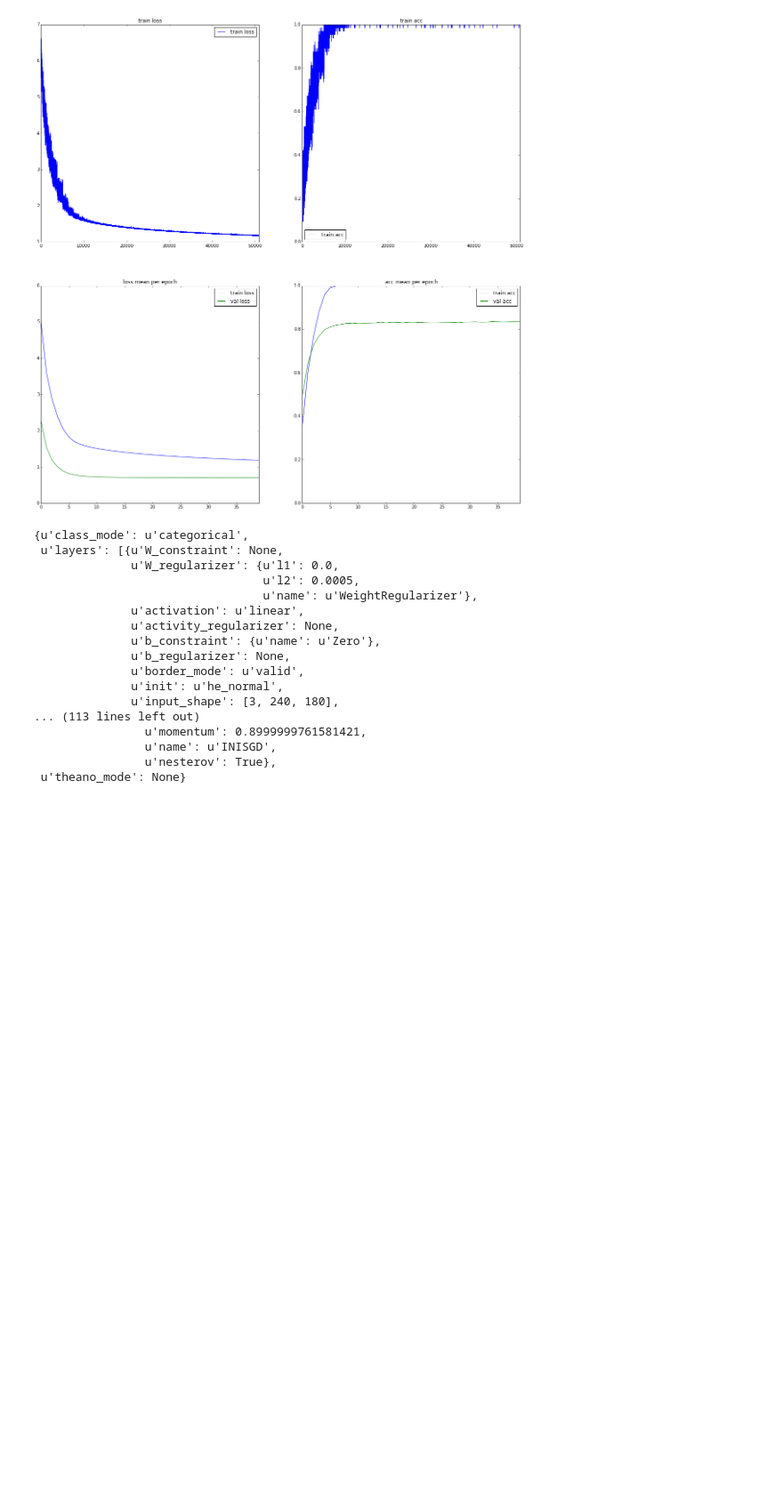
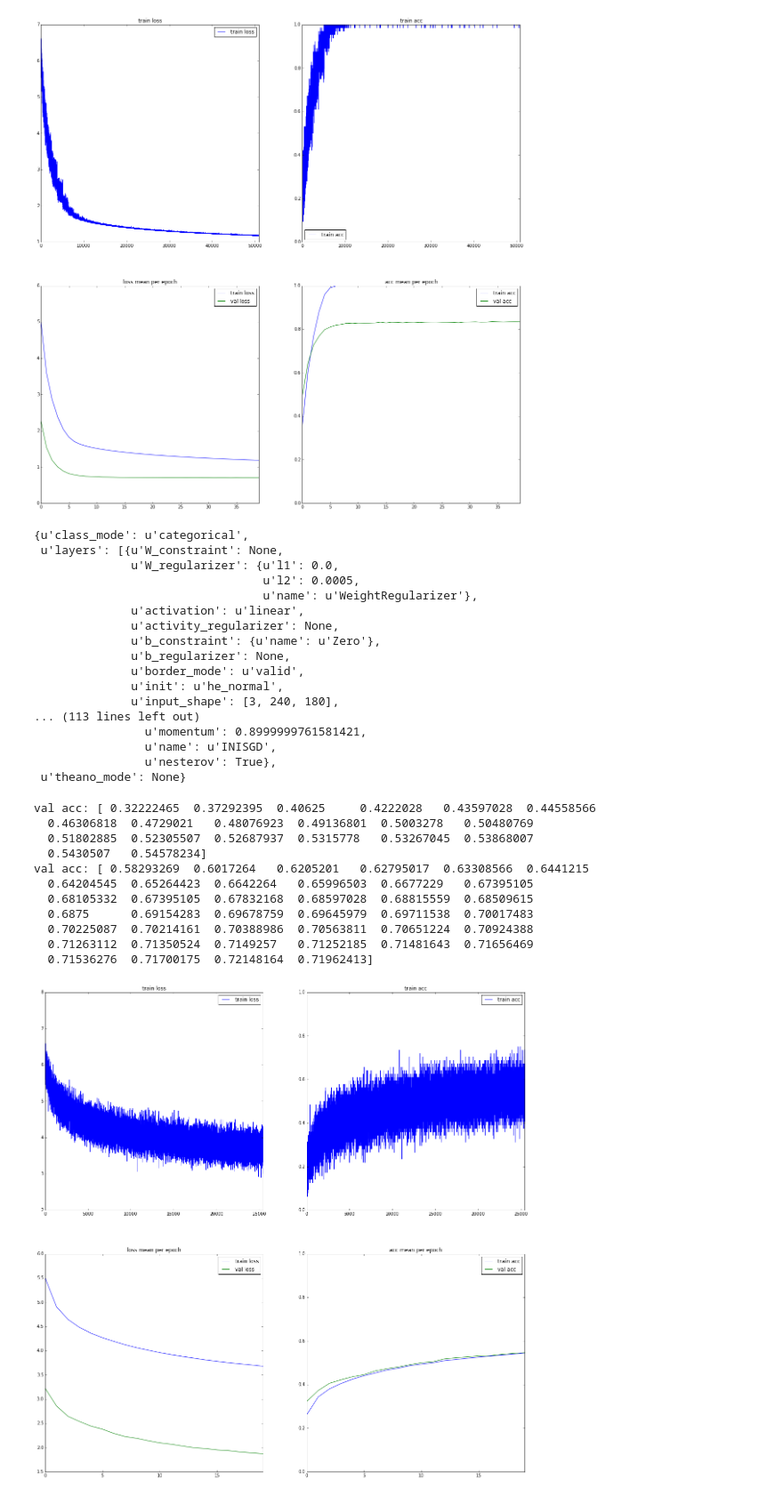
Before and after one commit to marcuniq/ini_caltech101, a Jupyter notebook: iPython Notebooks/Results visualization - every step.ipynb, the cells around one changed output. Shown at 89% size. Drawn from its saved outputs; the diff is of its cells as text; code cells hidden in the pictures; blank space fills up the shorter version.

Commit message:
experiments: - no bn lr 0.001 20 epochs - no bn lr 0.001 40 more epochs, weights loaded from previous run

```diff
--- a/iPython Notebooks/Results visualization - every step.ipynb
+++ b/iPython Notebooks/Results visualization - every step.ipynb
@@ -637,3 +637,29 @@ show_arch(pp + 'results/2015-12-11_21.33.54_bn_lr-0.005_e40_img-gen_architecture
                 u'name': u'INISGD',
                 u'nesterov': True},
  u'theano_mode': None}
+# %%
+# no batch normalization, data normalization
+
+# 20 epochs, batch size 64,  810s per epoch
+# 81378 train samples, 9104 validation samples, 10102 test samples -> train/test split loaded from disk
+# lr=0.001
+data = plot(pp + 'results/2015-12-12_18.15.01_no-bn_lr-0.001_e20_img-gen_history.json')
+
+# loading weights from previous run
+# 40 epochs, batch size 64,  810s per epoch
+# 81378 train samples, 9104 validation samples, 10102 test samples -> train/test split loaded from disk
+# lr=0.001
+data = plot(pp + 'results/2015-12-13_03.41.00_no-bn_lr-0.001_e20+40_img-gen_history.json')
+# %% [output]
+val acc: [ 0.32222465  0.37292395  0.40625     0.4222028   0.43597028  0.44558566
+  0.46306818  0.4729021   0.48076923  0.49136801  0.5003278   0.50480769
+  0.51802885  0.52305507  0.52687937  0.5315778   0.53267045  0.53868007
+  0.5430507   0.54578234]
+val acc: [ 0.58293269  0.6017264   0.6205201   0.62795017  0.63308566  0.6441215
+  0.64204545  0.65264423  0.6642264   0.65996503  0.6677229   0.67395105
+  0.68105332  0.67395105  0.67832168  0.68597028  0.68815559  0.68509615
+  0.6875      0.69154283  0.69678759  0.69645979  0.69711538  0.70017483
+  0.70225087  0.70214161  0.70388986  0.70563811  0.70651224  0.70924388
+  0.71263112  0.71350524  0.7149257   0.71252185  0.71481643  0.71656469
+  0.71536276  0.71700175  0.72148164  0.71962413]
+[figure, added]
```
Also changed, not shown: parts of 2 cells of this notebook, 5 other files.
